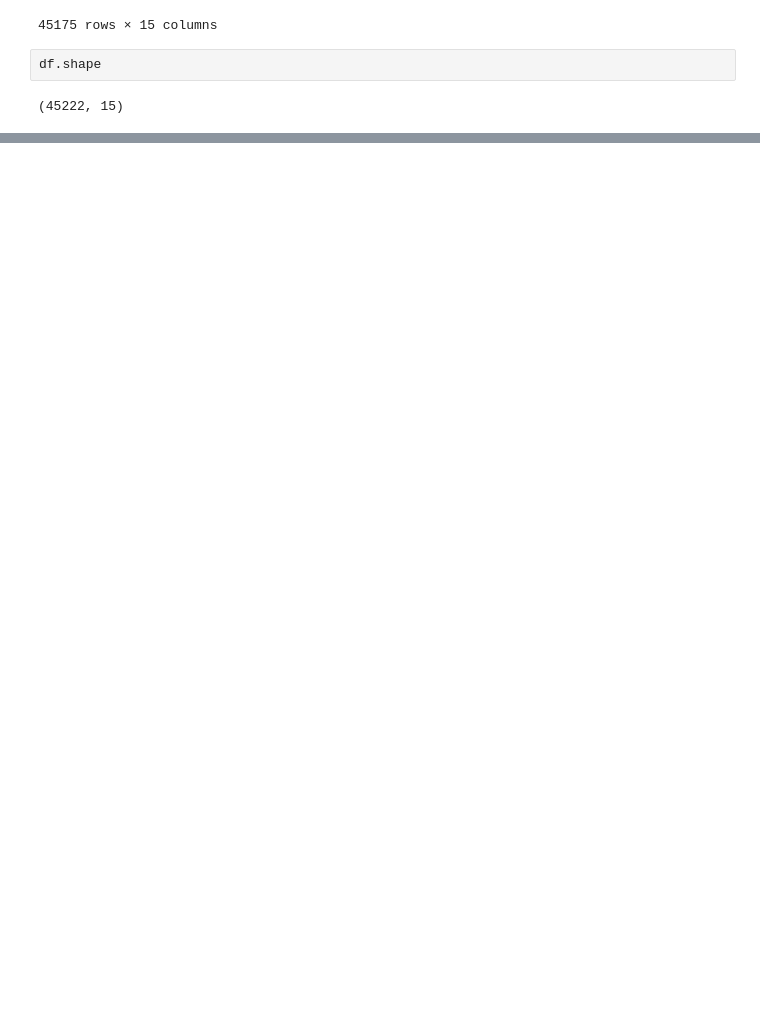
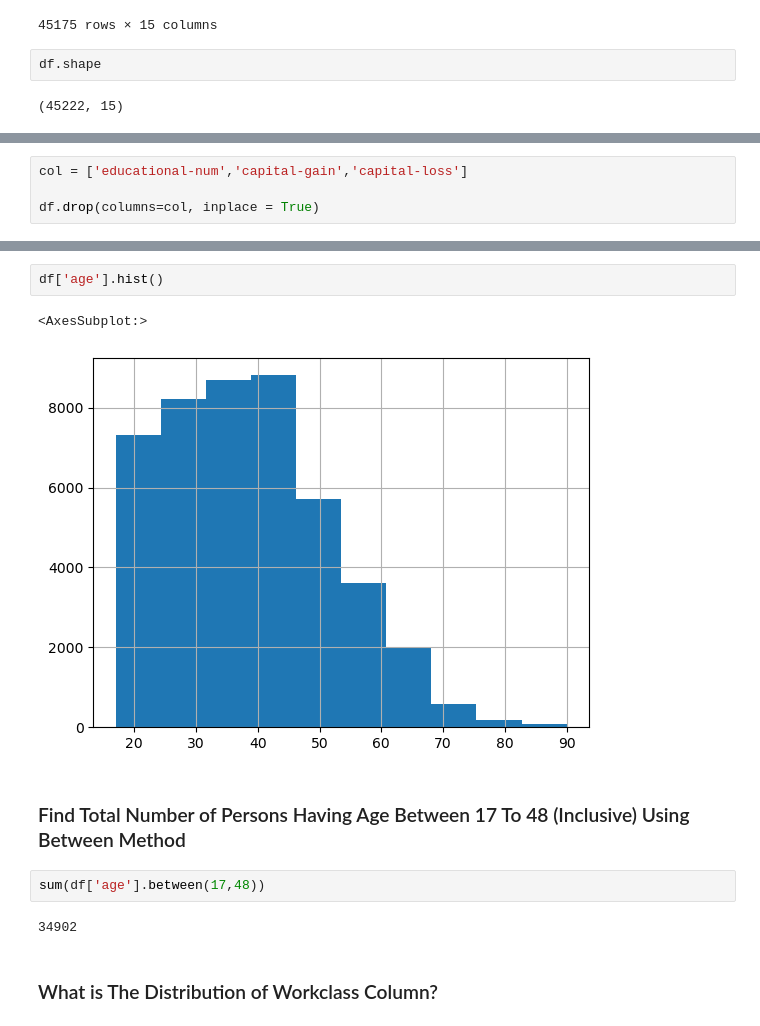
Before and after one commit to MahbubHossainFaisal/Data-Science, a Jupyter notebook: Pandas/Assignments/Adult_income_case_study.ipynb, the cells around one changed output, grey strips where cells are left out. Saved outputs shown, nothing was run; the diff lists cells and outputs as text; blank space fills up the shorter version.

```diff
--- a/Pandas/Assignments/Adult_income_case_study.ipynb
+++ b/Pandas/Assignments/Adult_income_case_study.ipynb
@@ -243,0 +260,4 @@ df.shape
+# %%
+col = ['educational-num','capital-gain','capital-loss']
+
+df.drop(columns=col, inplace = True)
@@ -243,0 +296,13 @@ df.shape
+# %%
+df['age'].hist()
+# %% [output]
+<AxesSubplot:>
+[figure, added]
+# %% [markdown]
+### Find Total Number of Persons Having Age Between 17 To 48 (Inclusive) Using Between Method
+# %%
+sum(df['age'].between(17,48))
+# %% [output]
+34902
+# %% [markdown]
+### What is The Distribution of Workclass Column?
```
Also changed, not shown: parts of 33 cells of this notebook.
